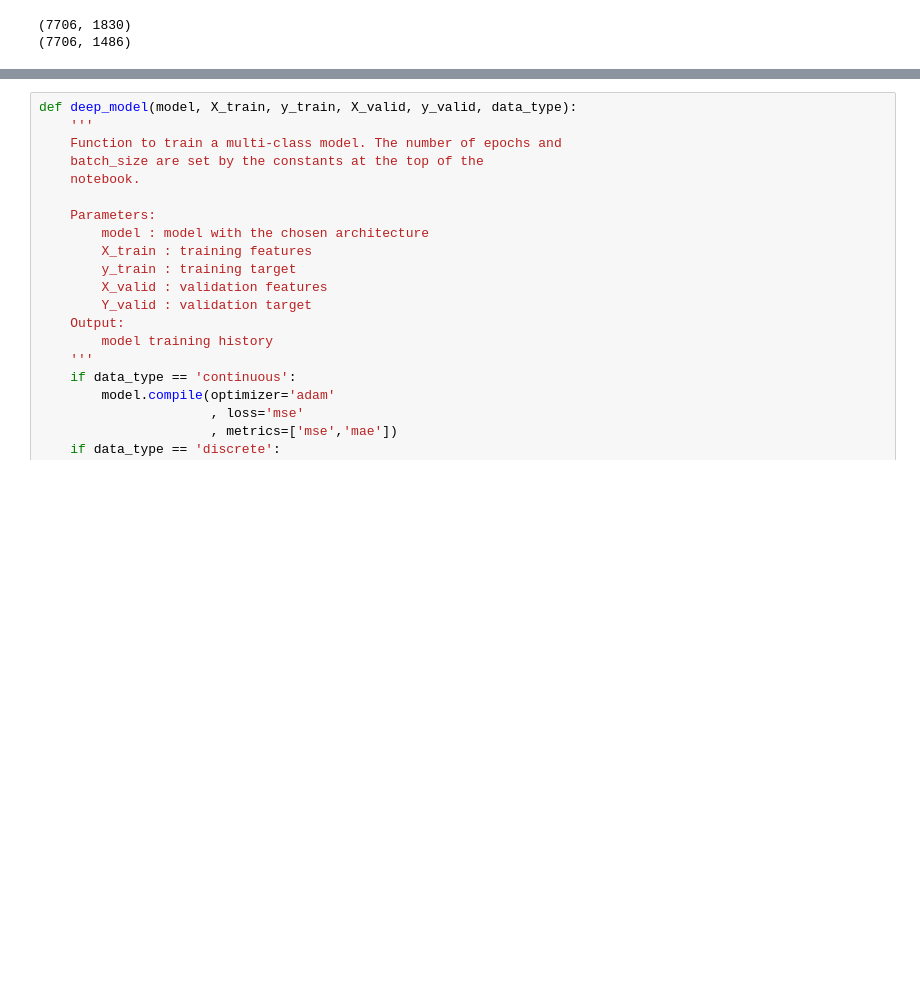
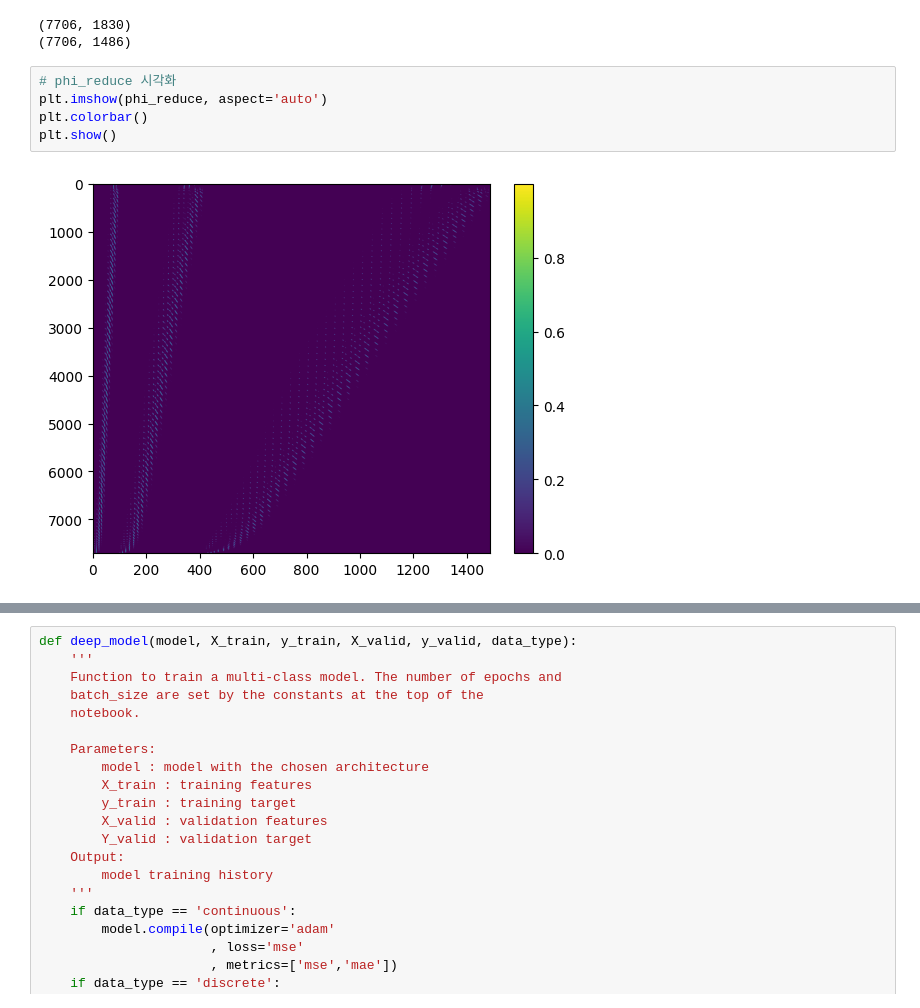
Before and after one commit to rnjsgjswjd/DeepKriging, a Jupyter notebook: Application_Study.ipynb, the cells around one changed output, grey strips where cells are left out. Saved outputs shown, nothing was run; the diff lists cells and outputs as text; blank space fills up the shorter version.

```diff
--- a/Application_Study.ipynb
+++ b/Application_Study.ipynb
@@ -187,4 +404,11 @@ print(phi_reduce.shape)
 # %% [output]
 (7706, 1830)
 (7706, 1486)
+# %%
+# phi_reduce 시각화
+plt.imshow(phi_reduce, aspect='auto')
+plt.colorbar()
+plt.show()
+# %% [output]
+[figure, added]
 # %%
```
Also changed, not shown: parts of 80 cells of this notebook, 8 other files.
